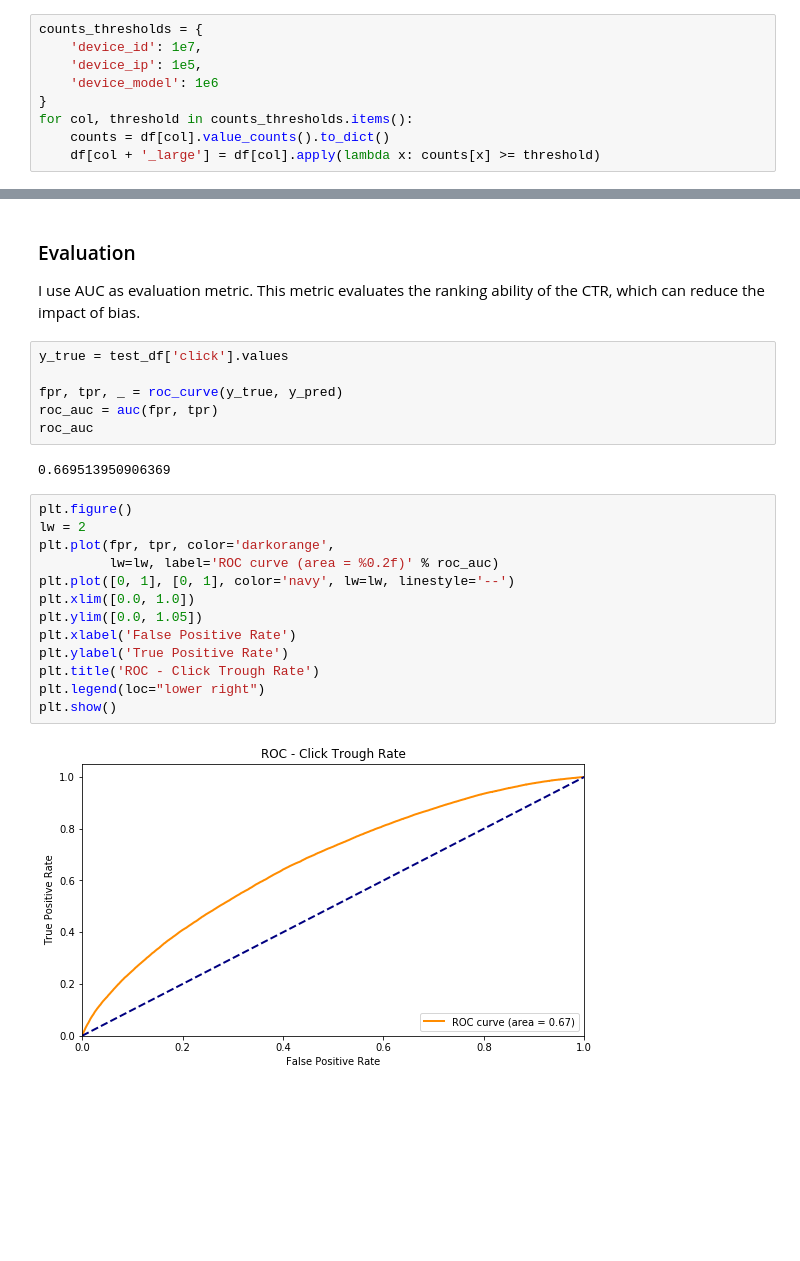
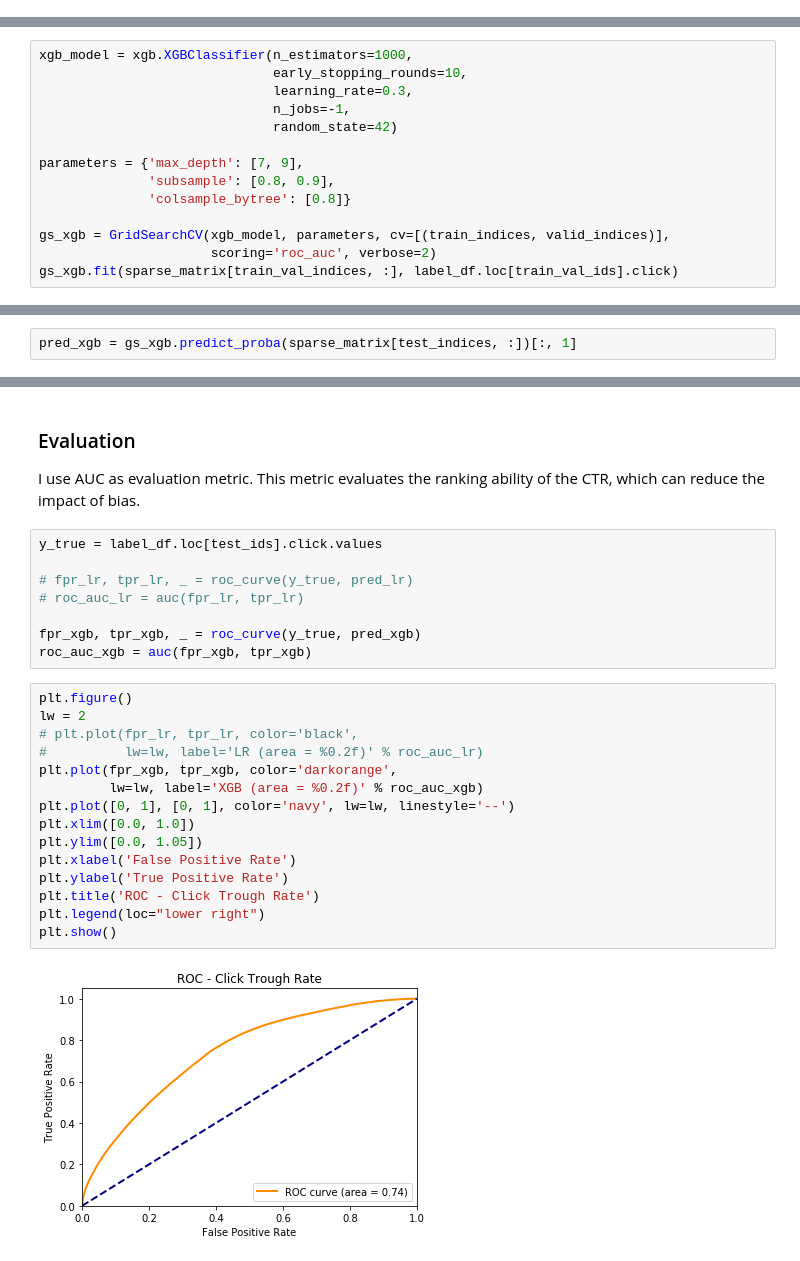
Before and after one commit to qikaigu/mediagamma-assessment, a Jupyter notebook: MediaGamma - Take Home Test.ipynb, the cells around one changed output, grey strips where cells are left out. Drawn from its saved outputs; the diff is of its cells as text; blank space fills up the shorter version.

Commit message:
Updated notebook: - Downsampling neg samples - Added LR model - Added XGBoost model - Removed FFM model

```diff
--- a/MediaGamma - Take Home Test.ipynb
+++ b/MediaGamma - Take Home Test.ipynb
@@ -128,12 +121,3 @@ For those device features having obvious difference in value count distribution,
-# %%
-counts_thresholds = {
-    'device_id': 1e7,
-    'device_ip': 1e5,
-    'device_model': 1e6
-}
-for col, threshold in counts_thresholds.items():
-    counts = df[col].value_counts().to_dict()
-    df[col + '_large'] = df[col].apply(lambda x: counts[x] >= threshold)
 # %%
 fields = df.columns[1:]
 # %% [markdown]
@@ -382,0 +189,14 @@ y_pred = np.apply_along_axis(combine, 0, pred_matrix)
+# %%
+xgb_model = xgb.XGBClassifier(n_estimators=1000,
+                              early_stopping_rounds=10,
+                              learning_rate=0.3,
+                              n_jobs=-1,
+                              random_state=42)
+
+parameters = {'max_depth': [7, 9],
+              'subsample': [0.8, 0.9],
+              'colsample_bytree': [0.8]}
+
+gs_xgb = GridSearchCV(xgb_model, parameters, cv=[(train_indices, valid_indices)],
+                      scoring='roc_auc', verbose=2)
+gs_xgb.fit(sparse_matrix[train_val_indices, :], label_df.loc[train_val_ids].click)
@@ -382,0 +242,2 @@ y_pred = np.apply_along_axis(combine, 0, pred_matrix)
+# %%
+pred_xgb = gs_xgb.predict_proba(sparse_matrix[test_indices, :])[:, 1]
@@ -384,26 +249,28 @@ y_pred = np.apply_along_axis(combine, 0, pred_matrix)
 ### Evaluation
 
 I use AUC as evaluation metric. This metric evaluates the ranking ability of the CTR, which can reduce the impact of bias.
-# %%
-y_true = test_df['click'].values
-
-fpr, tpr, _ = roc_curve(y_true, y_pred)
-roc_auc = auc(fpr, tpr)
-roc_auc
-# %% [output]
-0.669513950906369
+# %%
+y_true = label_df.loc[test_ids].click.values
+
+# fpr_lr, tpr_lr, _ = roc_curve(y_true, pred_lr)
+# roc_auc_lr = auc(fpr_lr, tpr_lr)
+
+fpr_xgb, tpr_xgb, _ = roc_curve(y_true, pred_xgb)
+roc_auc_xgb = auc(fpr_xgb, tpr_xgb)
 # %%
 plt.figure()
 lw = 2
-plt.plot(fpr, tpr, color='darkorange',
-         lw=lw, label='ROC curve (area = %0.2f)' % roc_auc)
+# plt.plot(fpr_lr, tpr_lr, color='black',
+#          lw=lw, label='LR (area = %0.2f)' % roc_auc_lr)
+plt.plot(fpr_xgb, tpr_xgb, color='darkorange',
+         lw=lw, label='XGB (area = %0.2f)' % roc_auc_xgb)
 plt.plot([0, 1], [0, 1], color='navy', lw=lw, linestyle='--')
 plt.xlim([0.0, 1.0])
 plt.ylim([0.0, 1.05])
 plt.xlabel('False Positive Rate')
 plt.ylabel('True Positive Rate')
 plt.title('ROC - Click Trough Rate')
 plt.legend(loc="lower right")
 plt.show()
 # %% [output]
-[figure, old version]
+[figure, new version]
```
Also changed, not shown: parts of 47 cells of this notebook.
